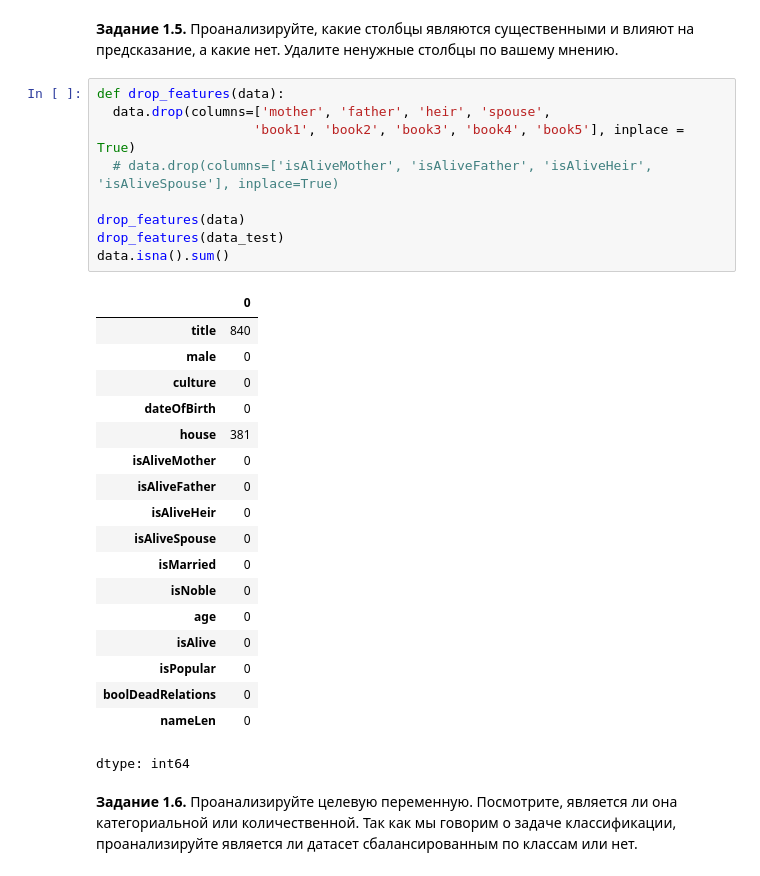
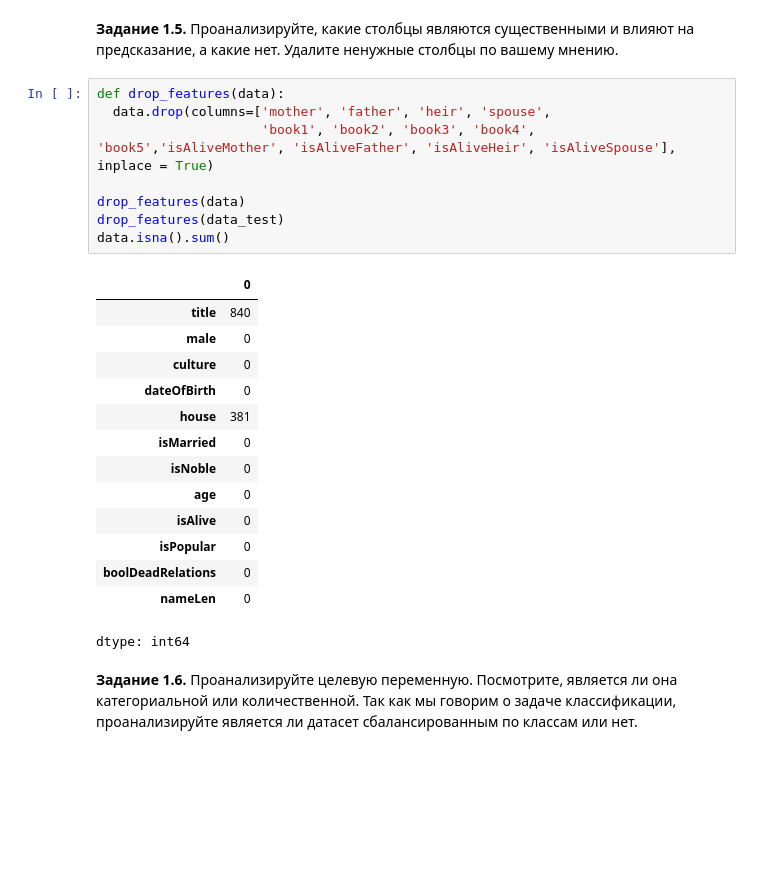
Before and after one commit to RedkinDenis/DeepLearning, a Jupyter notebook: week_01_ml_intro/Homework/hw_1_game_of_thrones.ipynb, the cells around one changed output. Saved outputs shown, nothing was run; the diff lists cells and outputs as text; blank space fills up the shorter version.

```diff
--- a/week_01_ml_intro/Homework/hw_1_game_of_thrones.ipynb
+++ b/week_01_ml_intro/Homework/hw_1_game_of_thrones.ipynb
@@ -220,23 +221,18 @@ process_family(data_test)
 # %%
 def drop_features(data):
   data.drop(columns=['mother', 'father', 'heir', 'spouse',
-                    'book1', 'book2', 'book3', 'book4', 'book5'], inplace = True)
-  # data.drop(columns=['isAliveMother', 'isAliveFather', 'isAliveHeir', 'isAliveSpouse'], inplace=True)
+                     'book1', 'book2', 'book3', 'book4', 'book5','isAliveMother', 'isAliveFather', 'isAliveHeir', 'isAliveSpouse'], inplace = True)
 
 drop_features(data)
 drop_features(data_test)
 data.isna().sum()
 # %% [output]
 |  | 0 |
 | title | 840 |
 | male | 0 |
 | culture | 0 |
 | dateOfBirth | 0 |
 | house | 381 |
-| isAliveMother | 0 |
-| isAliveFather | 0 |
-| isAliveHeir | 0 |
-| isAliveSpouse | 0 |
 | isMarried | 0 |
 | isNoble | 0 |
 | age | 0 |
```
Also changed, not shown: parts of 33 cells of this notebook.
